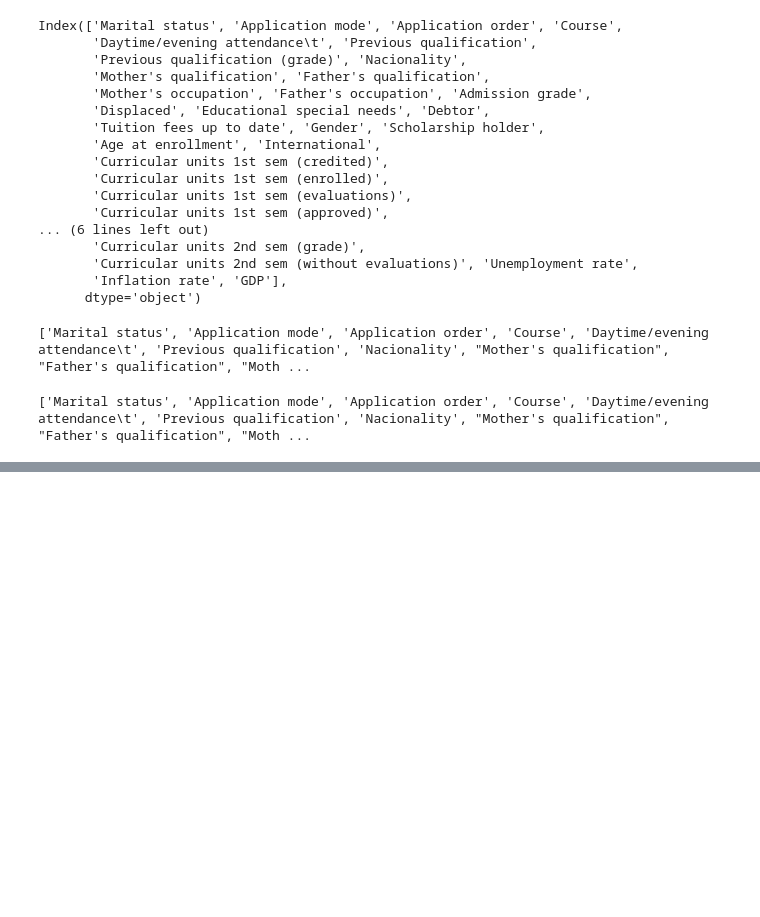
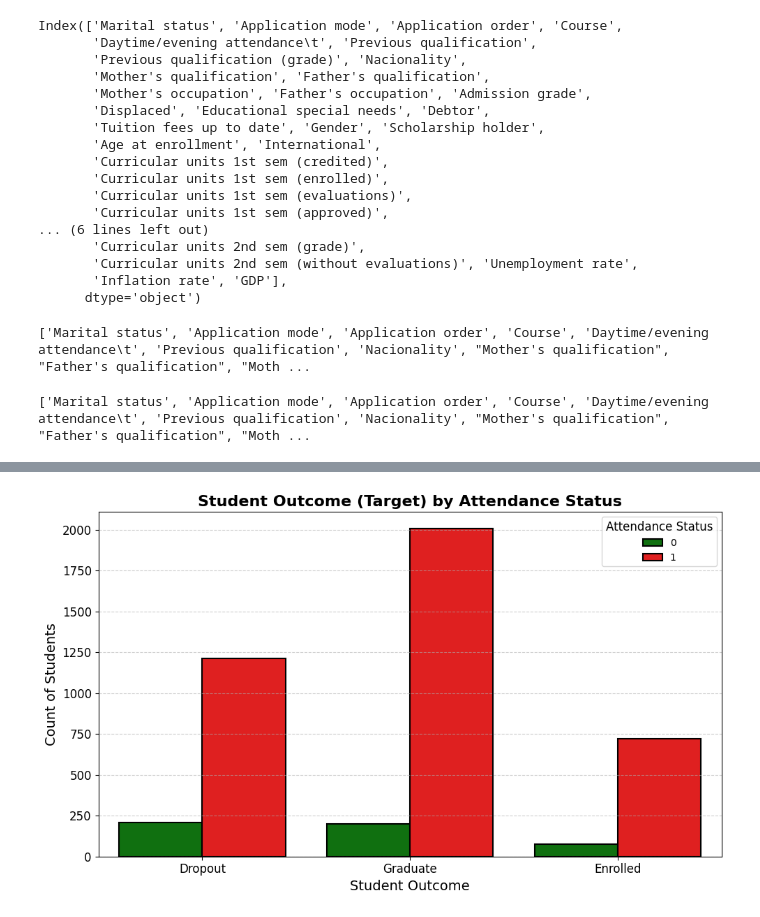
Before and after one commit to Scrowbin/end, a Jupyter notebook: code.ipynb, the cells around one changed output, grey strips where cells are left out. Cells and saved outputs as stored; diff of their text form; code cells hidden in the pictures; blank space fills up the shorter version.

```diff
--- a/code.ipynb
+++ b/code.ipynb
@@ -106,2 +87,0 @@ nom_columns = ["Application order"]
-# %%
-df = df.drop(columns="Target")
@@ -107,0 +177,28 @@ df = df.drop(columns="Target")
+# %%
+plt.figure(figsize=(10, 6))
+
+# Create a countplot:
+# x-axis: The outcome (Target)
+# hue: The secondary variable used to group the bars (Attendance Status)
+# palette: Uses the same color scheme as the previous example (reds/greens) for consistency
+sns.countplot(
+    data=df,
+    x='Target',
+    hue='Daytime/evening attendance\t',
+    palette={'green','red'},
+    edgecolor='black',
+    linewidth=1.5
+)
+
+# --- 3. CUSTOMIZE PLOT AESTHETICS ---
+plt.title('Student Outcome (Target) by Attendance Status', fontsize=16, fontweight='bold')
+plt.xlabel('Student Outcome', fontsize=14)
+plt.ylabel('Count of Students', fontsize=14)
+plt.legend(title='Attendance Status', title_fontsize='12', fontsize='10')
+plt.xticks(fontsize=12)
+plt.yticks(fontsize=12)
+plt.grid(axis='y', linestyle='--', alpha=0.6)
+plt.tight_layout()
+plt.show()
+# %% [output]
+[figure, added]
```
Also changed, not shown: parts of 46 cells of this notebook.
